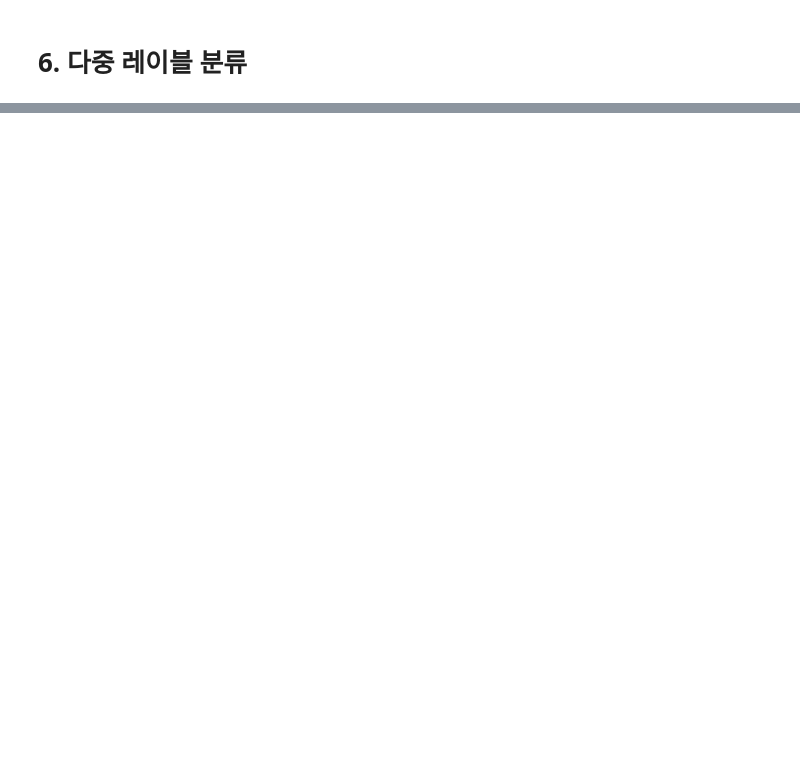
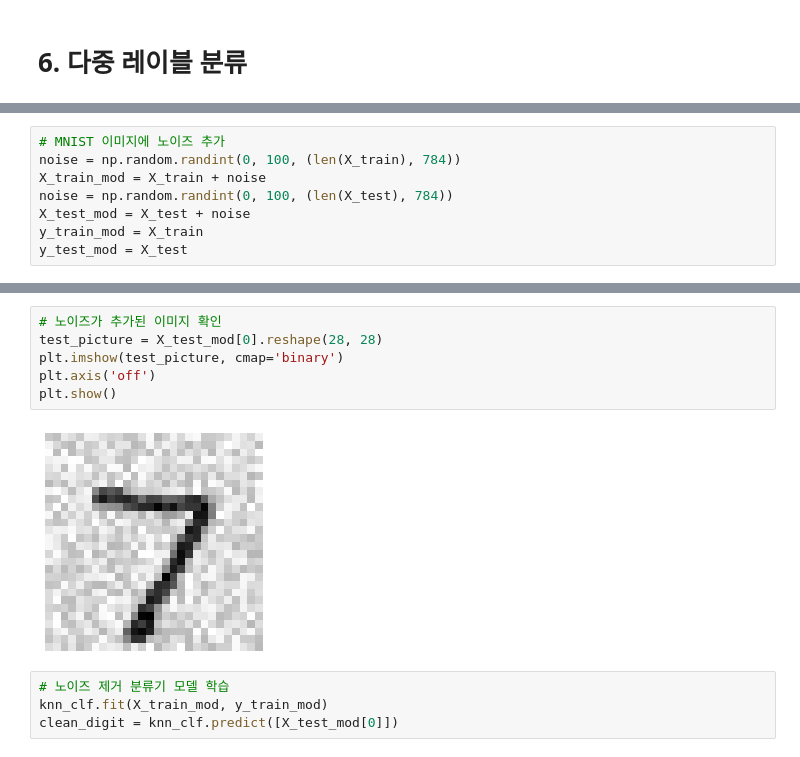
Before and after one commit to editdiary/study, a Jupyter notebook: HandsOn-ML/Ch3. 분류/실습 파일.ipynb, the cells around one changed output, grey strips where cells are left out. Cells and saved outputs as stored; diff of their text form; blank space fills up the shorter version.

```diff
--- a/HandsOn-ML/Ch3. 분류/실습 파일.ipynb
+++ b/HandsOn-ML/Ch3. 분류/실습 파일.ipynb
@@ -531,0 +630,8 @@ NameError: name 'plot_digits' is not defined
+# %%
+# MNIST 이미지에 노이즈 추가
+noise = np.random.randint(0, 100, (len(X_train), 784))
+X_train_mod = X_train + noise
+noise = np.random.randint(0, 100, (len(X_test), 784))
+X_test_mod = X_test + noise
+y_train_mod = X_train
+y_test_mod = X_test
@@ -531,0 +658,12 @@ NameError: name 'plot_digits' is not defined
+# %%
+# 노이즈가 추가된 이미지 확인
+test_picture = X_test_mod[0].reshape(28, 28)
+plt.imshow(test_picture, cmap='binary')
+plt.axis('off')
+plt.show()
+# %% [output]
+[figure, added]
+# %%
+# 노이즈 제거 분류기 모델 학습
+knn_clf.fit(X_train_mod, y_train_mod)
+clean_digit = knn_clf.predict([X_test_mod[0]])
```
Also changed, not shown: parts of 24 cells of this notebook.
